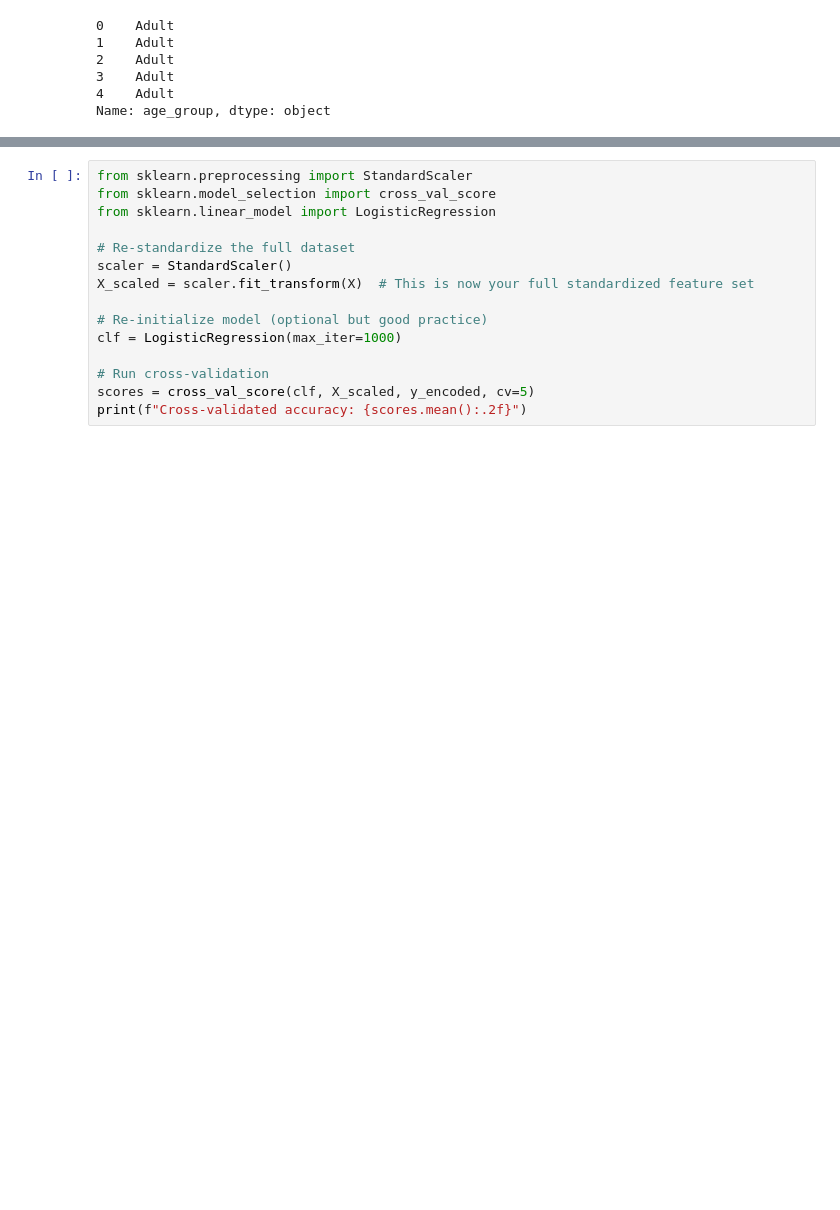
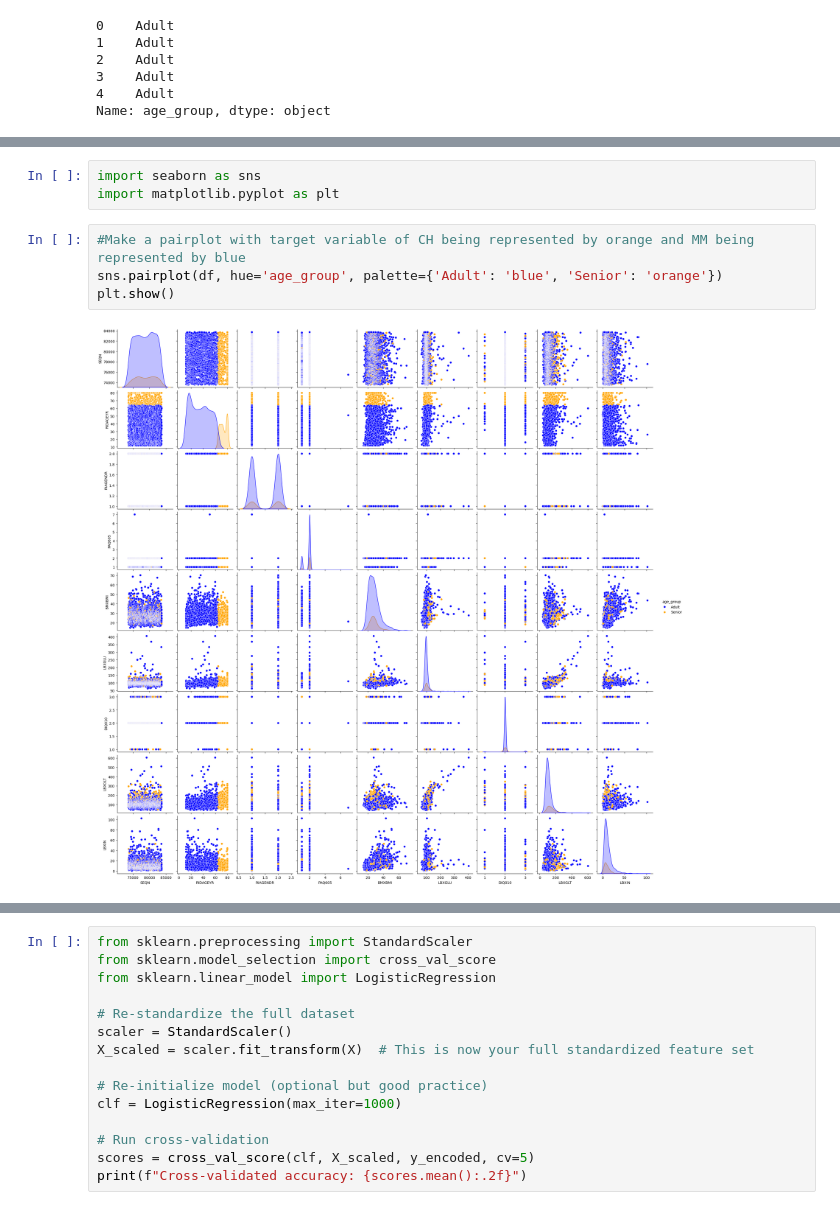
Before and after one commit to dmnkallen/Hertie_ML_2025_Labs_Dom, a Jupyter notebook: medical2.ipynb, the cells around one changed output, grey strips where cells are left out. Saved outputs shown, nothing was run; the diff lists cells and outputs as text; blank space fills up the shorter version.

```diff
--- a/medical2.ipynb
+++ b/medical2.ipynb
@@ -43,0 +61,9 @@ Name: age_group, dtype: object
+# %%
+import seaborn as sns
+import matplotlib.pyplot as plt
+# %%
+#Make a pairplot with target variable of CH being represented by orange and MM being represented by blue
+sns.pairplot(df, hue='age_group', palette={'Adult': 'blue', 'Senior': 'orange'})
+plt.show()
+# %% [output]
+[figure, added]
```
Also changed, not shown: parts of 28 cells of this notebook, 2 other files.
